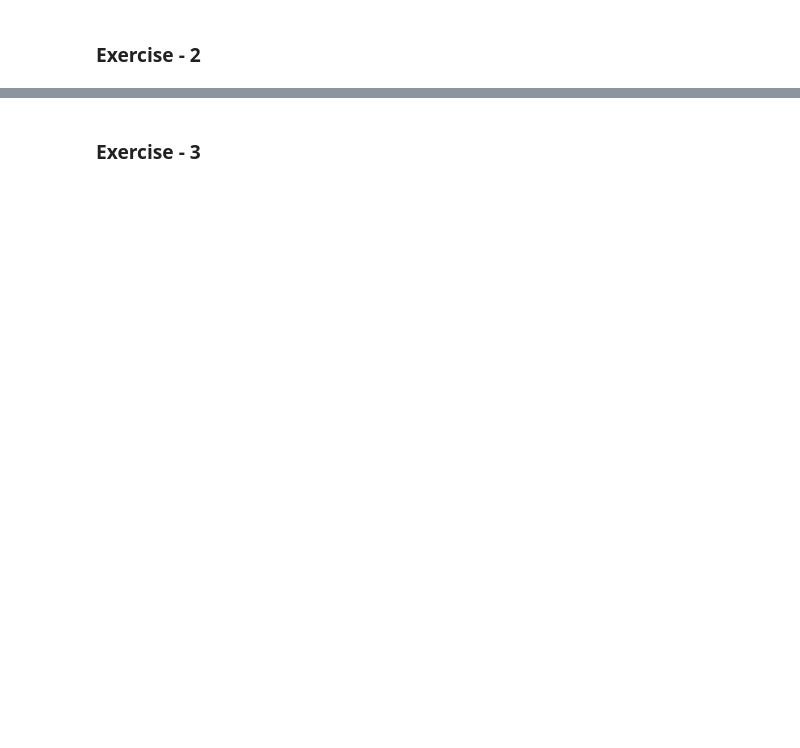
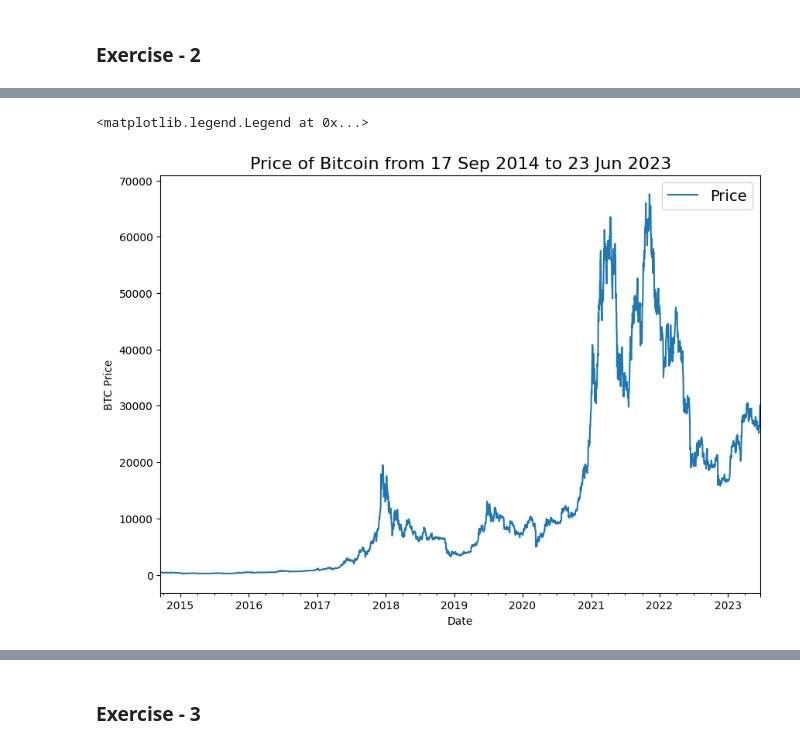
Before and after one commit to lytmercy/tensor_education, a Jupyter notebook: src/tensor_10_time_series_forecasting.ipynb, the cells around one changed output, grey strips where cells are left out. Saved outputs shown, nothing was run; the diff lists cells and outputs as text; code cells hidden in the pictures; blank space fills up the shorter version.

```diff
--- a/src/tensor_10_time_series_forecasting.ipynb
+++ b/src/tensor_10_time_series_forecasting.ipynb
@@ -2054,0 +2501,6 @@ model_results[["mae"]].sort_values(by="mae").plot(figsize=(10, 7), kind="bar")
+# %%
+# Download data
+df = pd.read_csv("BTC-USD.csv",
+                 parse_dates=["Date"],
+                 index_col=["Date"])
+df.head()
@@ -2054,0 +2515,4 @@ model_results[["mae"]].sort_values(by="mae").plot(figsize=(10, 7), kind="bar")
+# %%
+# Take only close price and rename column
+new_bitcoin_prices = pd.DataFrame(df["Close"]).rename(columns={"Close": "Price"}).dropna().drop(index=np.datetime64("2023-06-26"))
+new_bitcoin_prices.head()
@@ -2054,0 +2541,9 @@ model_results[["mae"]].sort_values(by="mae").plot(figsize=(10, 7), kind="bar")
+# %%
+# Plot new dataset
+new_bitcoin_prices.plot(figsize=(10, 7))
+plt.ylabel("BTC Price")
+plt.title("Price of Bitcoin from 17 Sep 2014 to 23 Jun 2023", fontsize=16)
+plt.legend(fontsize=14)
+# %% [output]
+<matplotlib.legend.Legend at 0x...>
+[figure, added]
```
Also changed, not shown: parts of 236 cells of this notebook, 5 other files.
